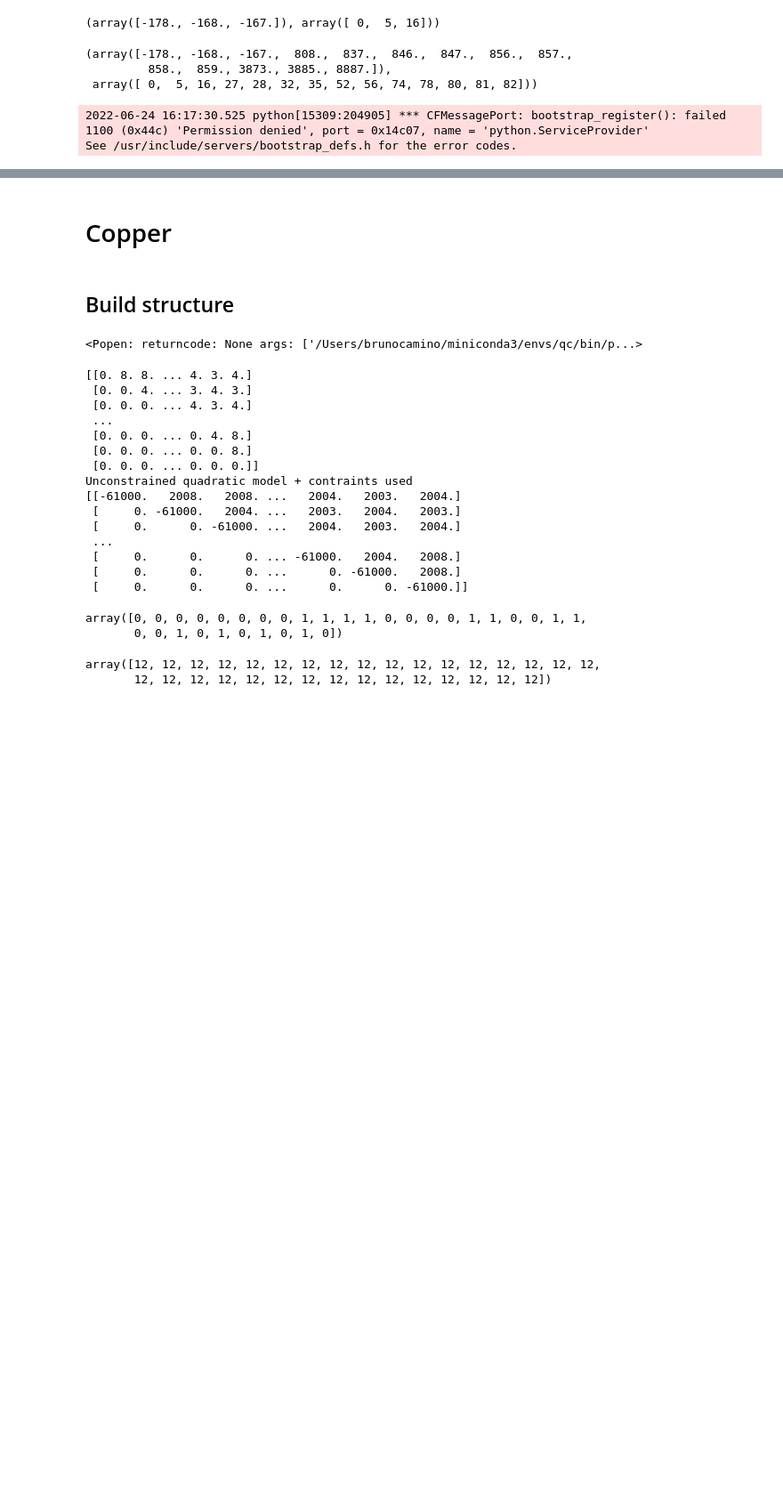
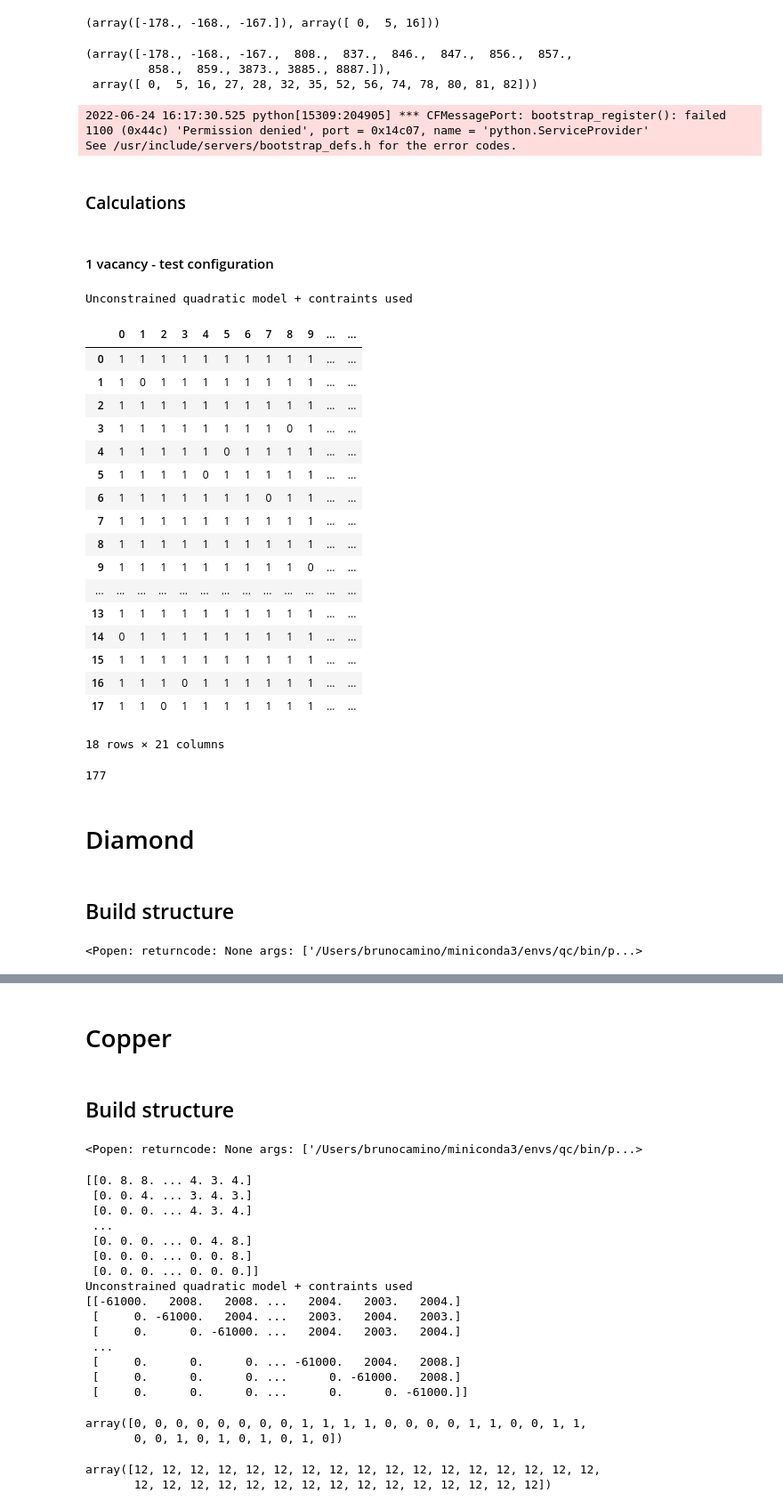
Before and after one commit to cmc-ucl/quantum_computing, a Jupyter notebook: AQC_CMC_workflow.ipynb, the cells around one changed output, grey strips where cells are left out. Shown at 89% size. Drawn from its saved outputs; the diff is of its cells as text; code cells hidden in the pictures; blank space fills up the shorter version.

```diff
--- a/AQC_CMC_workflow.ipynb
+++ b/AQC_CMC_workflow.ipynb
@@ -63,6 +64,9 @@ def build_adjacency_matrix(structure):
 def build_quadratic_model(structure,use_coord = True, num_vacancies = 0,
                           weight_1=10, weight_2 = 1, lagrange = 1000):
     # structure = pymatgen Structure object
+    # weight_1 = weight for the bond energy objective
+    # weight_1 = weight for the bond energy objective
+    # lagrange = weight for the number of vacancies constraint
 
     from dimod import BinaryQuadraticModel
 
@@ -80,7 +84,7 @@ def build_quadratic_model(structure,use_coord = True, num_vacancies = 0,
             for j in range(len(neighbours)):
                 for k in range(len(neighbours)):
                     if k > j:
-                        bqm.add_interaction(X[neighbours[j]],X[neighbours[k]],1)
+                        bqm.add_interaction(X[neighbours[j]],X[neighbours[k]],weight_2)
 
 
     if num_vacancies == 0:
@@ -107,12 +178,22 @@ def build_quadratic_model(structure,use_coord = True, num_vacancies = 0,
 # %%
-def run_anneal(bqm,num_reads = 1000, label='Test anneal', dataframe = True, remove_broken_chains = True,
+def run_anneal(bqm,num_reads = 1000, time_limit=5 label='Test anneal', dataframe = True, remove_broken_chains = True,
               return_config_E = False):
 
-    from dwave.system import EmbeddingComposite, DWaveSampler
 
-    sampler = EmbeddingComposite(DWaveSampler())
+    if 'BinaryQuadraticModel' in str(type(bqm)):
+        from dwave.system import EmbeddingComposite, DWaveSampler
 
-    result = sampler.sample(bqm, num_reads = num_reads,  label=label)
+        sampler = EmbeddingComposite(DWaveSampler())
+
+        result = sampler.sample(bqm, num_reads = num_reads,  label=label)
+
+    elif 'ConstrainedQuadraticModel' in str(type(bqm)):
+        from dwave.system import LeapHybridCQMSampler
+
+        cqm_sampler = LeapHybridCQMSampler()
+
+        result = cqm_sampler.sample_cqm(bqm,time_limit=time_limit)
+
 
     if dataframe == True:
         result_df = result.to_pandas_dataframe()
@@ -191,0 +351,38 @@ See /usr/include/servers/bootstrap_defs.h for the error codes.
+# %% [markdown]
+### Calculations
+# %% [markdown]
+#### 1 vacancy - test configuration
+# %%
+bqm = build_quadratic_model(graphene_supercell,weight_1=1,use_coord=False,num_vacancies=1)
+dataframe, config, energy = run_anneal(bqm,num_reads=1000, return_config_E=True)
+# %% [output]
+Unconstrained quadratic model + contraints used
+# %%
+dataframe[dataframe['energy'] < 0]
+# %% [output]
+|  | 0 | 1 | 2 | 3 | 4 | 5 | 6 | 7 | 8 | 9 | ... | ... |
+| 0 | 1 | 1 | 1 | 1 | 1 | 1 | 1 | 1 | 1 | 1 | ... | ... |
+| 1 | 1 | 0 | 1 | 1 | 1 | 1 | 1 | 1 | 1 | 1 | ... | ... |
+| 2 | 1 | 1 | 1 | 1 | 1 | 1 | 1 | 1 | 1 | 1 | ... | ... |
+| 3 | 1 | 1 | 1 | 1 | 1 | 1 | 1 | 1 | 0 | 1 | ... | ... |
+| 4 | 1 | 1 | 1 | 1 | 1 | 0 | 1 | 1 | 1 | 1 | ... | ... |
+| 5 | 1 | 1 | 1 | 1 | 0 | 1 | 1 | 1 | 1 | 1 | ... | ... |
+| 6 | 1 | 1 | 1 | 1 | 1 | 1 | 1 | 0 | 1 | 1 | ... | ... |
+| 7 | 1 | 1 | 1 | 1 | 1 | 1 | 1 | 1 | 1 | 1 | ... | ... |
+| 8 | 1 | 1 | 1 | 1 | 1 | 1 | 1 | 1 | 1 | 1 | ... | ... |
+| 9 | 1 | 1 | 1 | 1 | 1 | 1 | 1 | 1 | 1 | 0 | ... | ... |
+| ... | ... | ... | ... | ... | ... | ... | ... | ... | ... | ... | ... | ... |
+| 13 | 1 | 1 | 1 | 1 | 1 | 1 | 1 | 1 | 1 | 1 | ... | ... |
+| 14 | 0 | 1 | 1 | 1 | 1 | 1 | 1 | 1 | 1 | 1 | ... | ... |
+| 15 | 1 | 1 | 1 | 1 | 1 | 1 | 1 | 1 | 1 | 1 | ... | ... |
+| 16 | 1 | 1 | 1 | 0 | 1 | 1 | 1 | 1 | 1 | 1 | ... | ... |
+| 17 | 1 | 1 | 0 | 1 | 1 | 1 | 1 | 1 | 1 | 1 | ... | ... |
+18 rows × 21 columns
+# %%
+np.sum(dataframe[dataframe['energy'] < 0]['num_occurrences'].to_numpy())
+# %% [output]
+177
+# %% [markdown]
+# Diamond
+# %% [markdown]
+## Build structure
@@ -191,0 +392,4 @@ See /usr/include/servers/bootstrap_defs.h for the error codes.
+# %%
+view(AseAtomsAdaptor().get_atoms(diamond))
+# %% [output]
+<Popen: returncode: None args: ['/Users/brunocamino/miniconda3/envs/qc/bin/p...>
```
Also changed, not shown: parts of 27 cells of this notebook.
